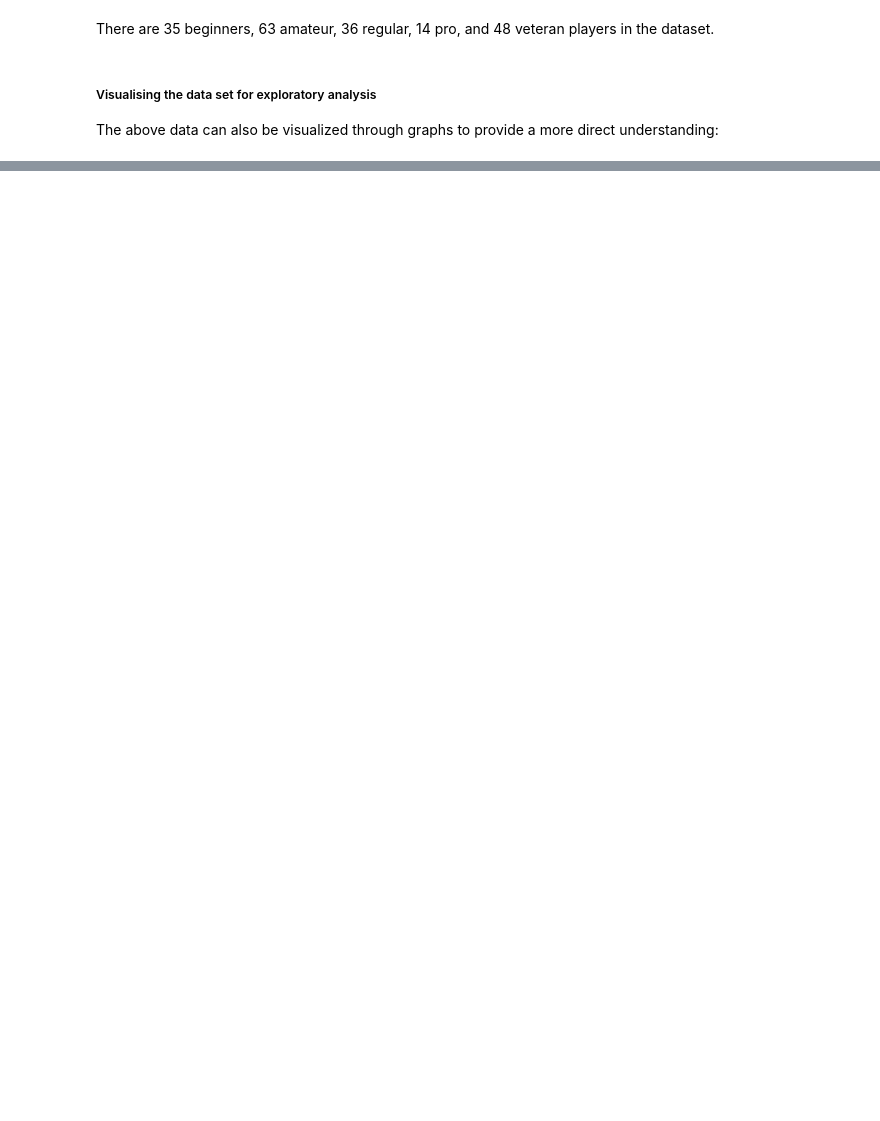
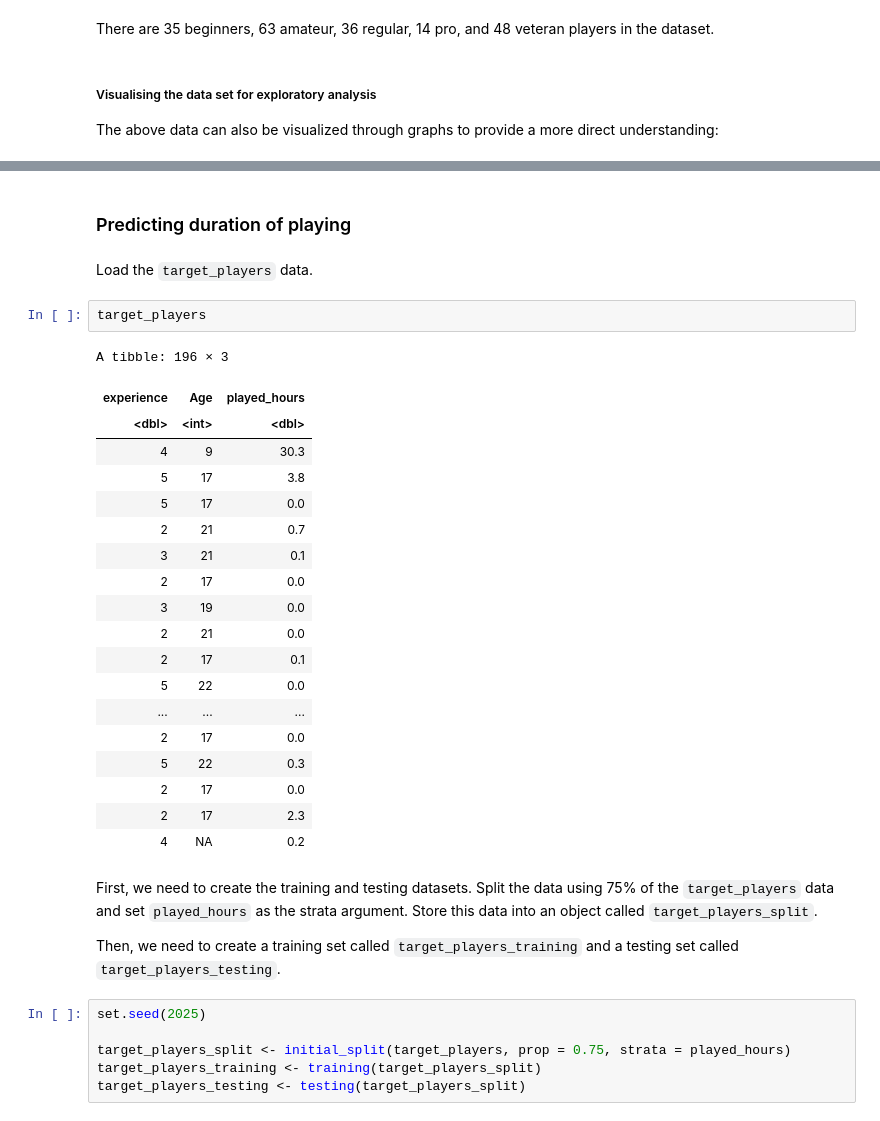
Before and after one commit to jamiekyh/dsci100_project, a Jupyter notebook: dsci100_group_project.ipynb, the cells around one changed output, grey strips where cells are left out. Drawn from its saved outputs; the diff is of its cells as text; blank space fills up the shorter version.

```diff
--- a/dsci100_group_project.ipynb
+++ b/dsci100_group_project.ipynb
@@ -161,0 +295,36 @@ exp_distribution
+# %% [markdown]
+### Predicting duration of playing
+# %% [markdown]
+Load the `target_players` data.
+# %%
+target_players
+# %% [output]
+A tibble: 196 × 3
+| experience | Age | played_hours |
+| <dbl> | <int> | <dbl> |
+| 4 | 9 | 30.3 |
+| 5 | 17 | 3.8 |
+| 5 | 17 | 0.0 |
+| 2 | 21 | 0.7 |
+| 3 | 21 | 0.1 |
+| 2 | 17 | 0.0 |
+| 3 | 19 | 0.0 |
+| 2 | 21 | 0.0 |
+| 2 | 17 | 0.1 |
+| 5 | 22 | 0.0 |
+| ... | ... | ... |
+| 2 | 17 | 0.0 |
+| 5 | 22 | 0.3 |
+| 2 | 17 | 0.0 |
+| 2 | 17 | 2.3 |
+| 4 | NA | 0.2 |
+# %% [markdown]
+First, we need to create the training and testing datasets. Split the data using 75% of the `target_players` data and set `played_hours` as the strata argument. Store this data into an object called `target_players_split`.
+
+Then, we need to create a training set called `target_players_training` and a testing set called `target_players_testing`.
+# %%
+set.seed(2025)
+
+target_players_split <- initial_split(target_players, prop = 0.75, strata = played_hours)
+target_players_training <- training(target_players_split)
+target_players_testing <- testing(target_players_split)
```
Also changed, not shown: parts of 17 cells of this notebook.
